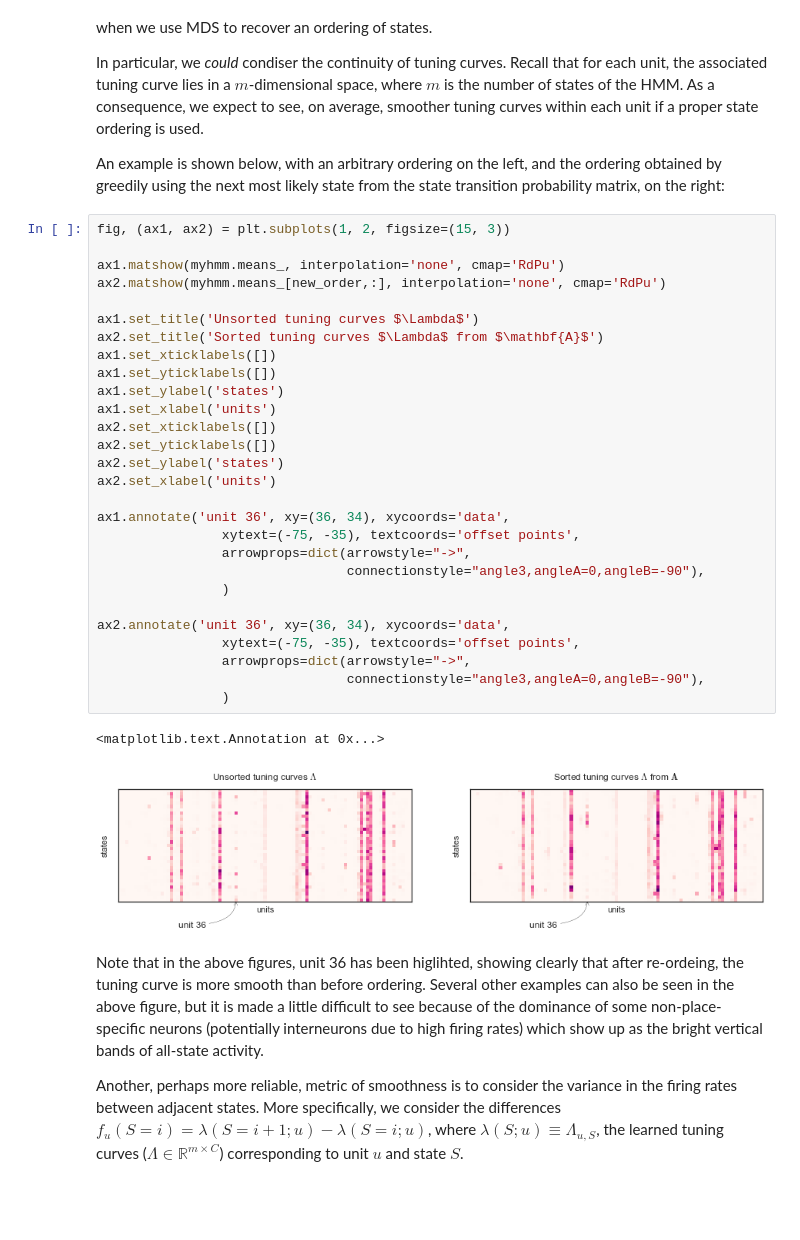
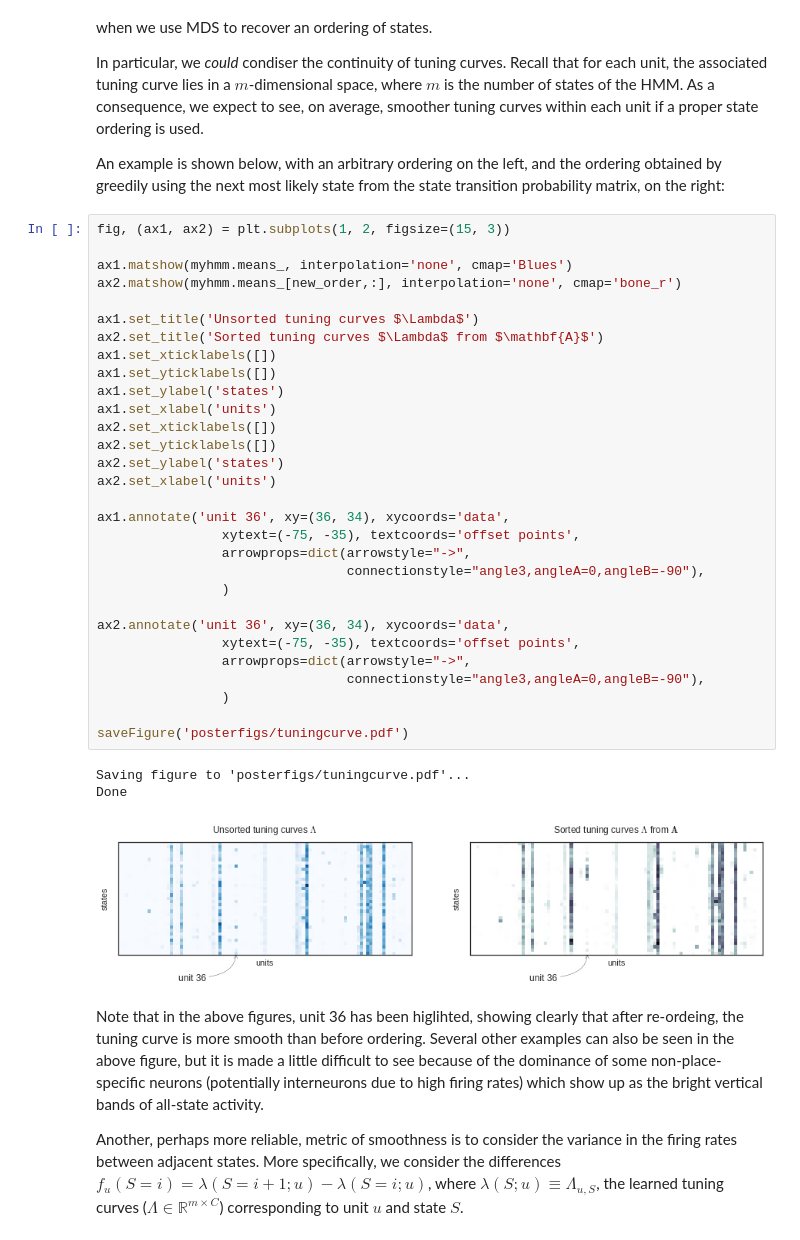
Before and after one commit to kemerelab/NeuroHMM, a Jupyter notebook: StateOrdering.ipynb, the cells around one changed output. Saved outputs shown, nothing was run; the diff lists cells and outputs as text; blank space fills up the shorter version.

```diff
--- a/StateOrdering.ipynb
+++ b/StateOrdering.ipynb
@@ -326,34 +328,37 @@ An example is shown below, with an arbitrary ordering on the left, and the order
 # %%
 fig, (ax1, ax2) = plt.subplots(1, 2, figsize=(15, 3))
 
-ax1.matshow(myhmm.means_, interpolation='none', cmap='RdPu')
-ax2.matshow(myhmm.means_[new_order,:], interpolation='none', cmap='RdPu')
+ax1.matshow(myhmm.means_, interpolation='none', cmap='Blues')
+ax2.matshow(myhmm.means_[new_order,:], interpolation='none', cmap='bone_r')
 
 ax1.set_title('Unsorted tuning curves $\Lambda$')
 ax2.set_title('Sorted tuning curves $\Lambda$ from $\mathbf{A}$')
 ax1.set_xticklabels([])
 ax1.set_yticklabels([])
 ax1.set_ylabel('states')
 ax1.set_xlabel('units')
 ax2.set_xticklabels([])
 ax2.set_yticklabels([])
 ax2.set_ylabel('states')
 ax2.set_xlabel('units')
 
 ax1.annotate('unit 36', xy=(36, 34), xycoords='data',
                 xytext=(-75, -35), textcoords='offset points',
                 arrowprops=dict(arrowstyle="->",
                                 connectionstyle="angle3,angleA=0,angleB=-90"),
                 )
 
 ax2.annotate('unit 36', xy=(36, 34), xycoords='data',
                 xytext=(-75, -35), textcoords='offset points',
                 arrowprops=dict(arrowstyle="->",
                                 connectionstyle="angle3,angleA=0,angleB=-90"),
                 )
+
+saveFigure('posterfigs/tuningcurve.pdf')
 # %% [output]
-<matplotlib.text.Annotation at 0x...>
+Saving figure to 'posterfigs/tuningcurve.pdf'...
+Done
-[figure, old version]
+[figure, new version]
 # %% [markdown]
 Note that in the above figures, unit 36 has been higlihted, showing clearly that after re-ordeing, the tuning curve is more smooth than before ordering. Several other examples can also be seen in the above figure, but it is made a little difficult to see because of the dominance of some non-place-specific neurons (potentially interneurons due to high firing rates) which show up as the bright vertical bands of all-state activity.
 
```
Also changed, not shown: parts of 13 cells of this notebook, 9 other files.
